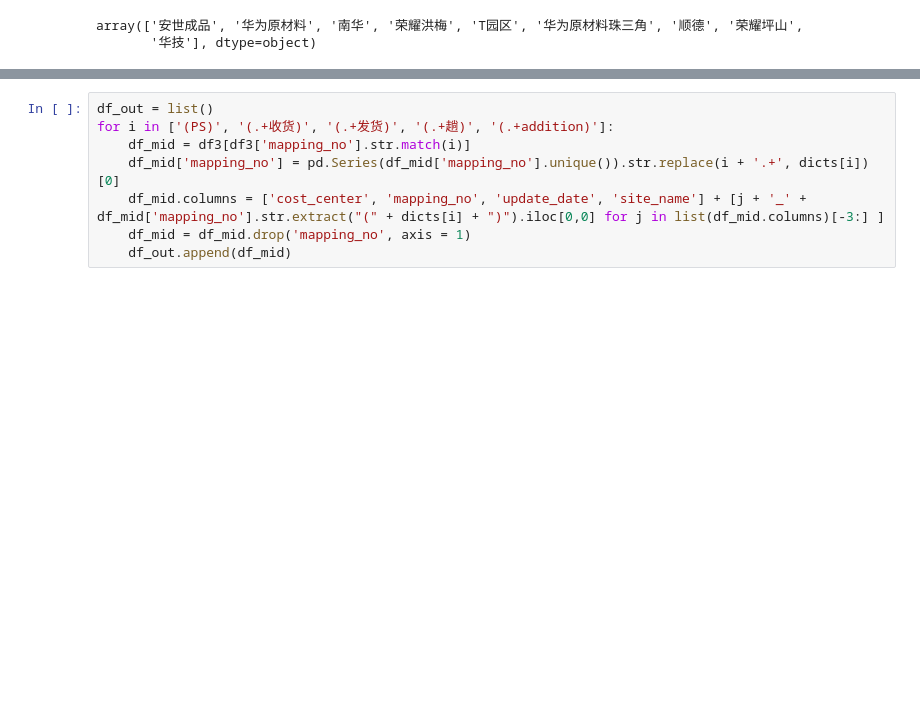
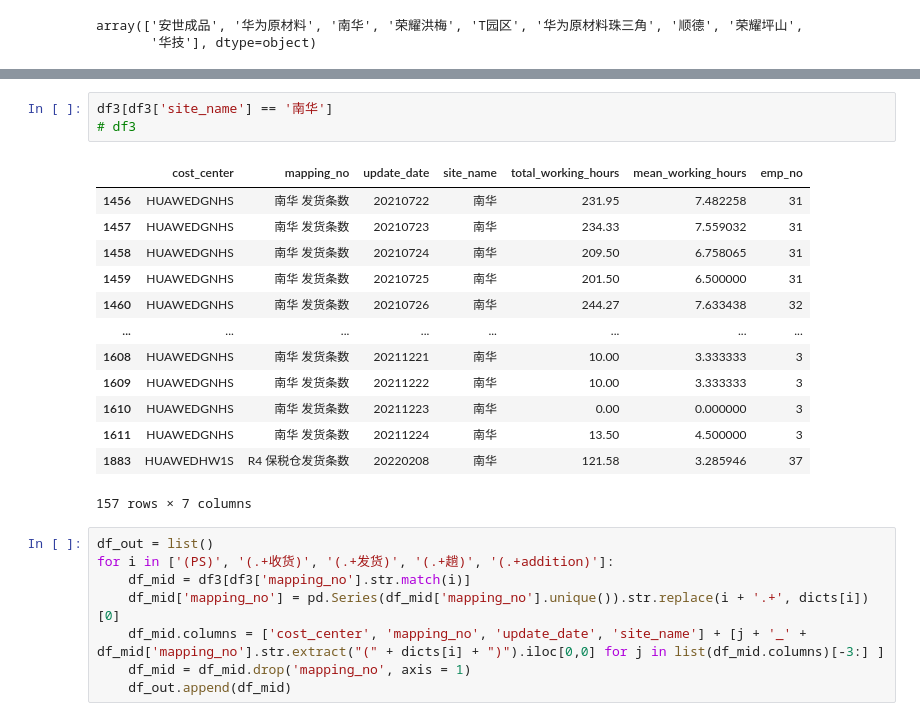
Before and after one commit to fyenne/play11_huawei, a Jupyter notebook: script/huawei.ipynb, the cells around one changed output, grey strips where cells are left out. Saved outputs shown, nothing was run; the diff lists cells and outputs as text; blank space fills up the shorter version.

```diff
--- a/script/huawei.ipynb
+++ b/script/huawei.ipynb
@@ -446,3 +513,20 @@ array(['PSN-洪梅', '按条发货-洪梅', '按条收货-洪梅', 'PSN-坪山',
+# %%
+df3[df3['site_name'] == '南华']
+# df3
+# %% [output]
+|  | cost_center | mapping_no | update_date | site_name | total_working_hours | mean_working_hours | emp_no |
+| 1456 | HUAWEDGNHS | 南华 发货条数 | 20210722 | 南华 | 231.95 | 7.482258 | 31 |
+| 1457 | HUAWEDGNHS | 南华 发货条数 | 20210723 | 南华 | 234.33 | 7.559032 | 31 |
+| 1458 | HUAWEDGNHS | 南华 发货条数 | 20210724 | 南华 | 209.50 | 6.758065 | 31 |
+| 1459 | HUAWEDGNHS | 南华 发货条数 | 20210725 | 南华 | 201.50 | 6.500000 | 31 |
+| 1460 | HUAWEDGNHS | 南华 发货条数 | 20210726 | 南华 | 244.27 | 7.633438 | 32 |
+| ... | ... | ... | ... | ... | ... | ... | ... |
+| 1608 | HUAWEDGNHS | 南华 发货条数 | 20211221 | 南华 | 10.00 | 3.333333 | 3 |
+| 1609 | HUAWEDGNHS | 南华 发货条数 | 20211222 | 南华 | 10.00 | 3.333333 | 3 |
+| 1610 | HUAWEDGNHS | 南华 发货条数 | 20211223 | 南华 | 0.00 | 0.000000 | 3 |
+| 1611 | HUAWEDGNHS | 南华 发货条数 | 20211224 | 南华 | 13.50 | 4.500000 | 3 |
+| 1883 | HUAWEDHW1S | R4 保税仓发货条数 | 20220208 | 南华 | 121.58 | 3.285946 | 37 |
+157 rows × 7 columns
 # %%
 df_out = list()
 for i in ['(PS)', '(.+收货)', '(.+发货)', '(.+趟)', '(.+addition)']:
```
Also changed, not shown: parts of 19 cells of this notebook, 2 other files.
